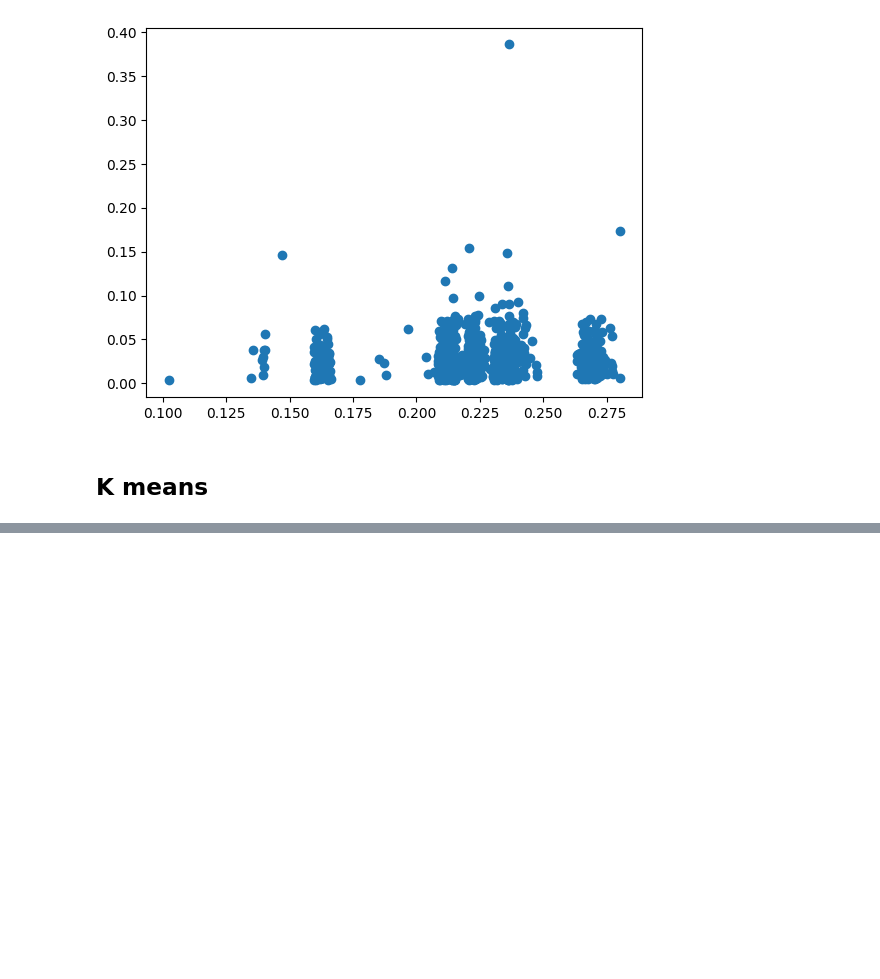
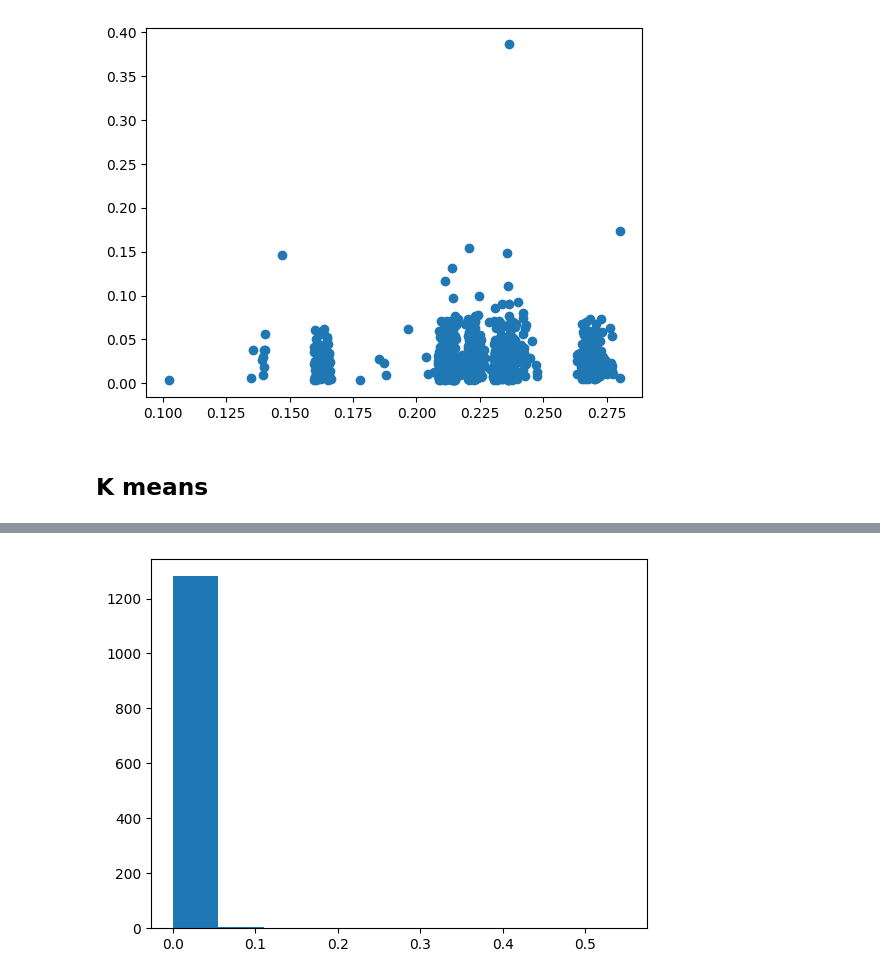
Before and after one commit to ModifiedBear/DSC-Datathon, a Jupyter notebook: together.ipynb, the cells around one changed output, grey strips where cells are left out. Cells and saved outputs as stored; diff of their text form; code cells hidden in the pictures; blank space fills up the shorter version.

```diff
--- a/together.ipynb
+++ b/together.ipynb
@@ -113 +115,7 @@ plt.plot(promedios)
+# %%
+plt.hist(promedios, bins=10)
+alpha, fit_loc, beta=stats.gamma.fit(promedios)
+desv_est = np.std(promedios)
+# %% [output]
+[figure, added]
 # %%
```
Also changed, not shown: parts of 9 cells of this notebook.
